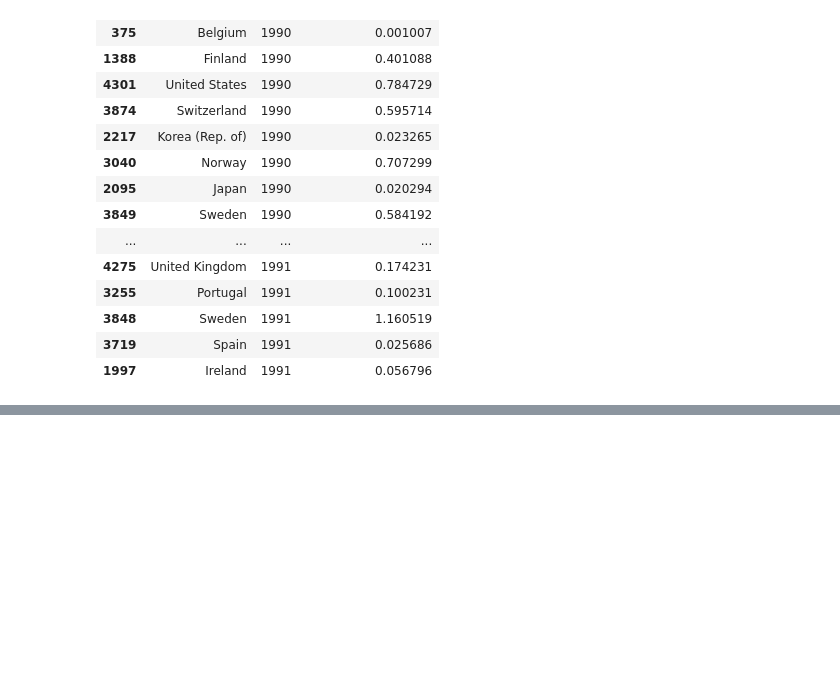
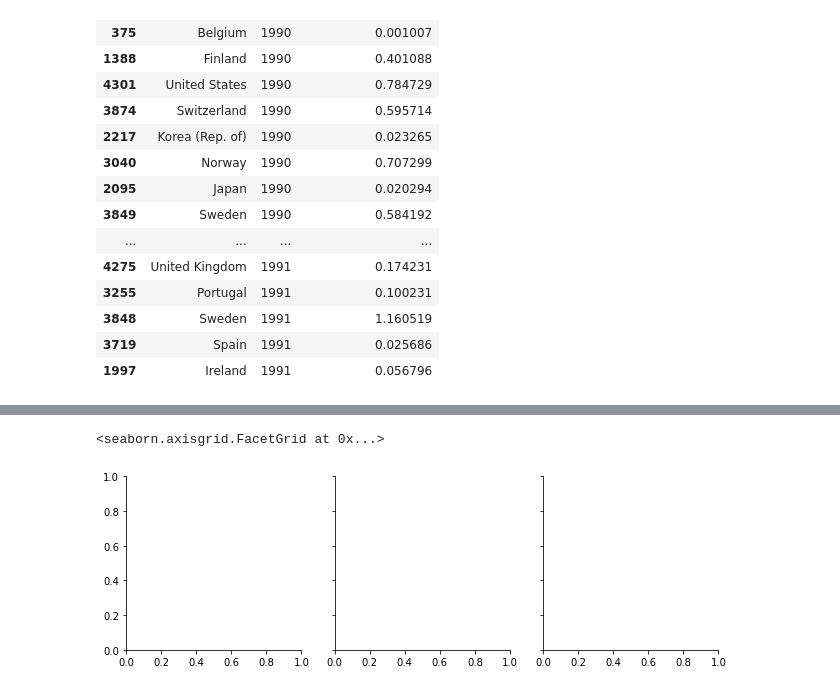
Before and after one commit to nss-data-science-cohort-4/dq1-undata-ocnrandolph, a Jupyter notebook: notebooks/UN_Data_Exploration.ipynb, the cells around one changed output, grey strips where cells are left out. Cells and saved outputs as stored; diff of their text form; code cells hidden in the pictures; blank space fills up the shorter version.

Commit message:
Creating a FacetGrid

```diff
--- a/notebooks/UN_Data_Exploration.ipynb
+++ b/notebooks/UN_Data_Exploration.ipynb
@@ -684,0 +655,2 @@ internet_df
+# %%
+gdp_and_internet_use = gdp_df.merge(internet_df, on = ['Country', 'Year'])
@@ -684,0 +681,3 @@ internet_df
+# %%
+gdp_and_internet_use_2014 = gdp_and_internet_use[gdp_and_internet_use['Year'] == 2014]
+# gdp_2014 = gdp_df[gdp_df['Year'] == 2014]
@@ -684,0 +734,2 @@ internet_df
+# %%
+gdp_and_internet_use_2014_grid = gdp_and_internet_use_2014.sort_values('GDP_Per_Capita', ascending = False).head(3)
@@ -684,0 +740,6 @@ internet_df
+# %%
+x = sns.FacetGrid(gdp_and_internet_use_2014_grid, col = 'Country', row = 'Year');
+x.map(sns.scatterplot, 'Internet_Users_Pct');
+# %% [output]
+<seaborn.axisgrid.FacetGrid at 0x...>
+[figure, added]
```
Also changed, not shown: parts of 22 cells of this notebook.
